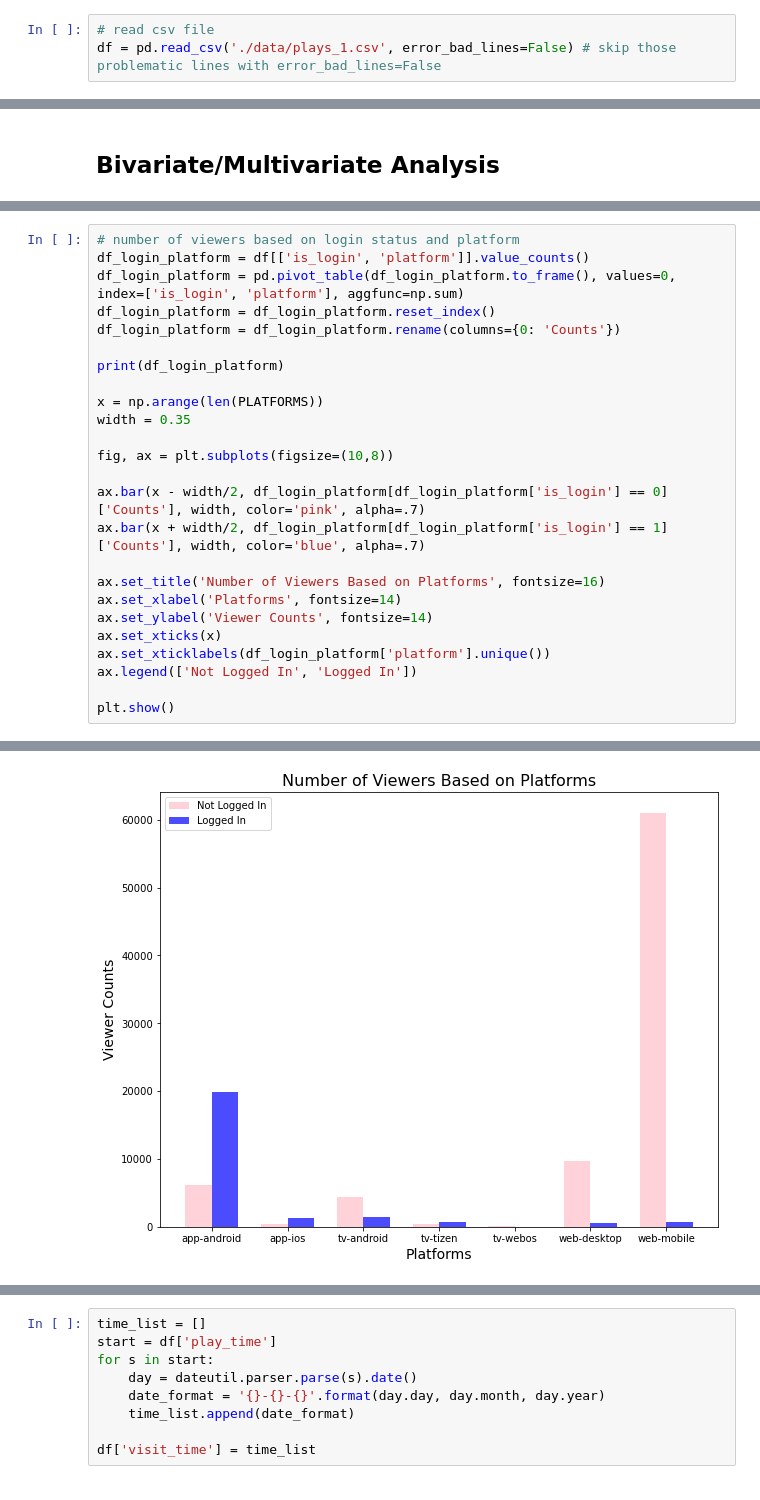
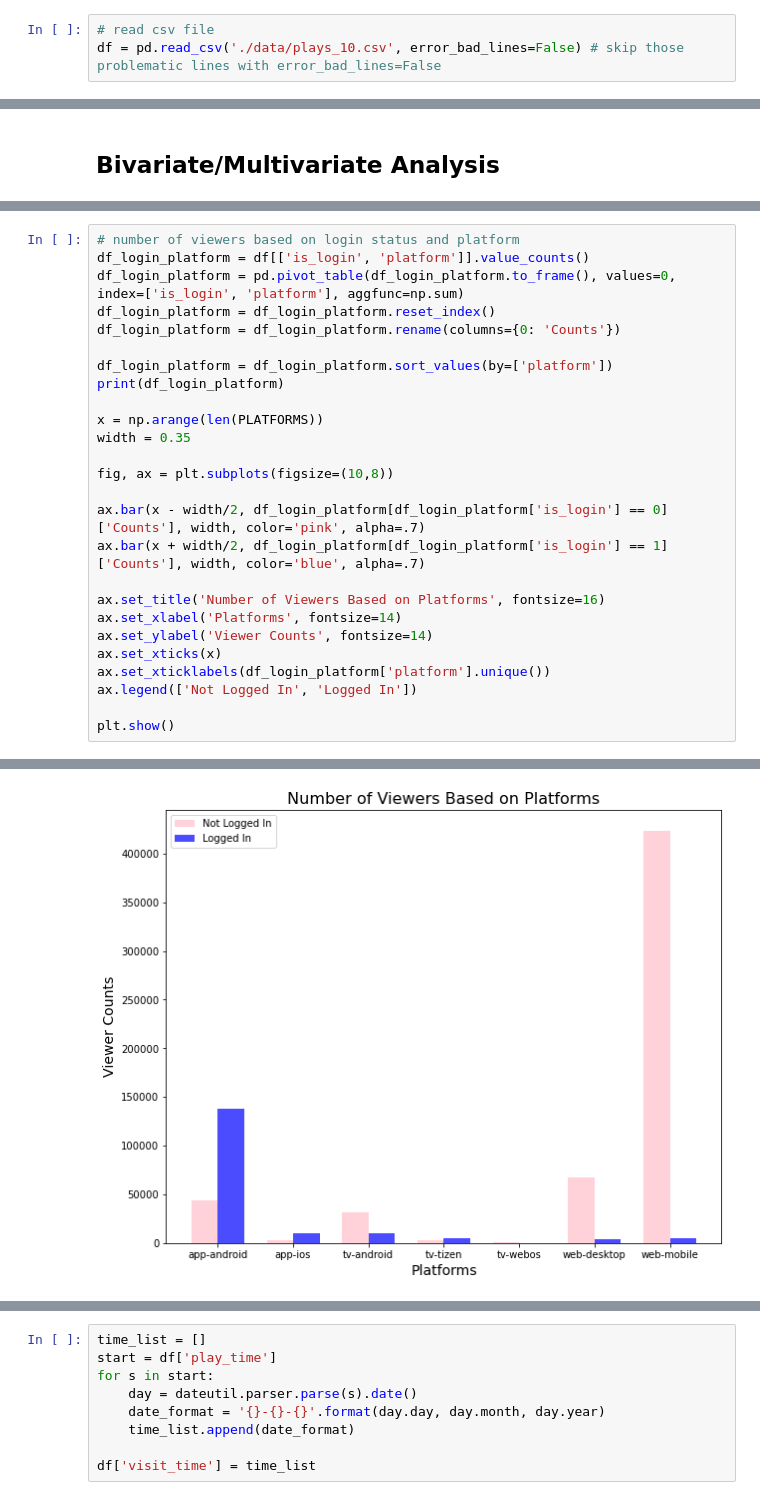
Before and after one commit to archeltaneka/vidio-dataset-eda, a Jupyter notebook: exploratory_notebook.ipynb, the cells around one changed output, grey strips where cells are left out. Cells and saved outputs as stored; diff of their text form.

```diff
--- a/exploratory_notebook.ipynb
+++ b/exploratory_notebook.ipynb
@@ -9,5 +9,5 @@ import matplotlib.pyplot as plt
 %matplotlib inline
 # %%
 # read csv file
-df = pd.read_csv('./data/plays_1.csv', error_bad_lines=False) # skip those problematic lines with error_bad_lines=False
+df = pd.read_csv('./data/plays_10.csv', error_bad_lines=False) # skip those problematic lines with error_bad_lines=False
 # %% [output]
@@ -640,6 +662,7 @@ df_login_platform = pd.pivot_table(df_login_platform.to_frame(), values=0, index
 df_login_platform = df_login_platform.reset_index()
 df_login_platform = df_login_platform.rename(columns={0: 'Counts'})
 
+df_login_platform = df_login_platform.sort_values(by=['platform'])
 print(df_login_platform)
 
 x = np.arange(len(PLATFORMS))
@@ -677 +700 @@ plt.show()
-[figure, old version]
+[figure, new version]
```
Also changed, not shown: parts of 51 cells of this notebook.
